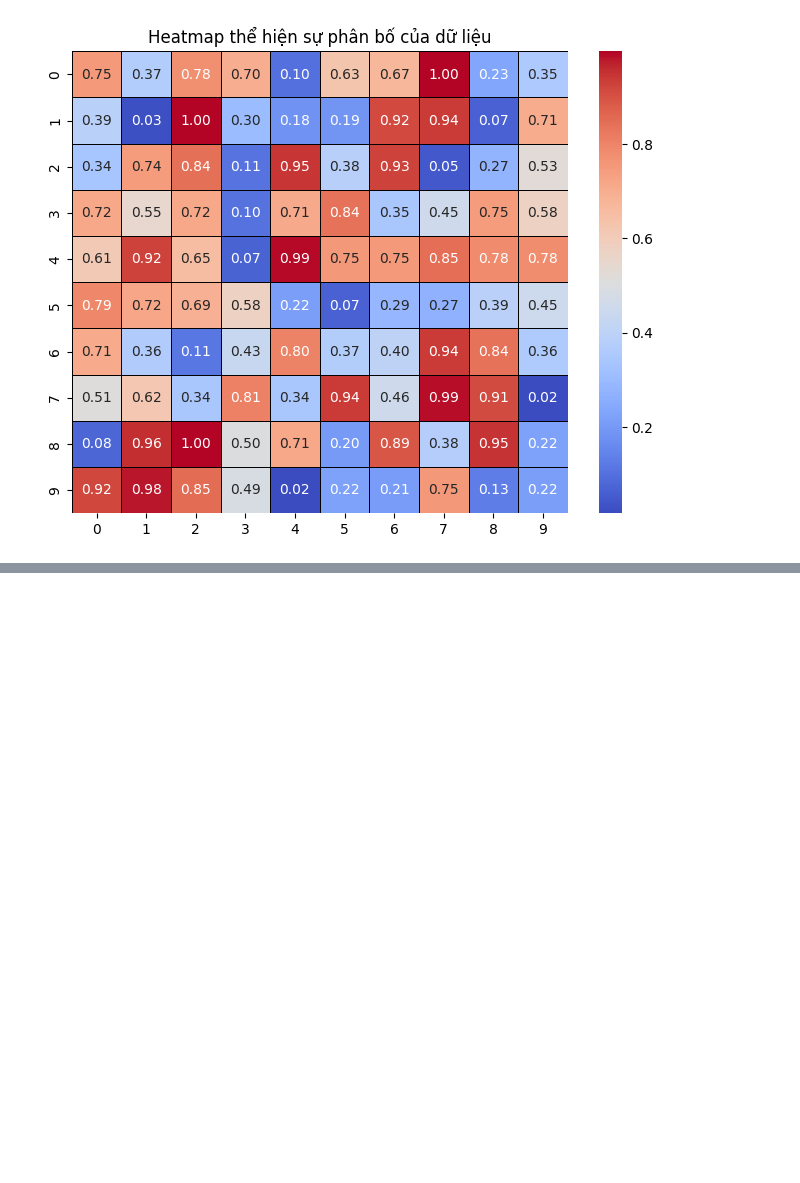
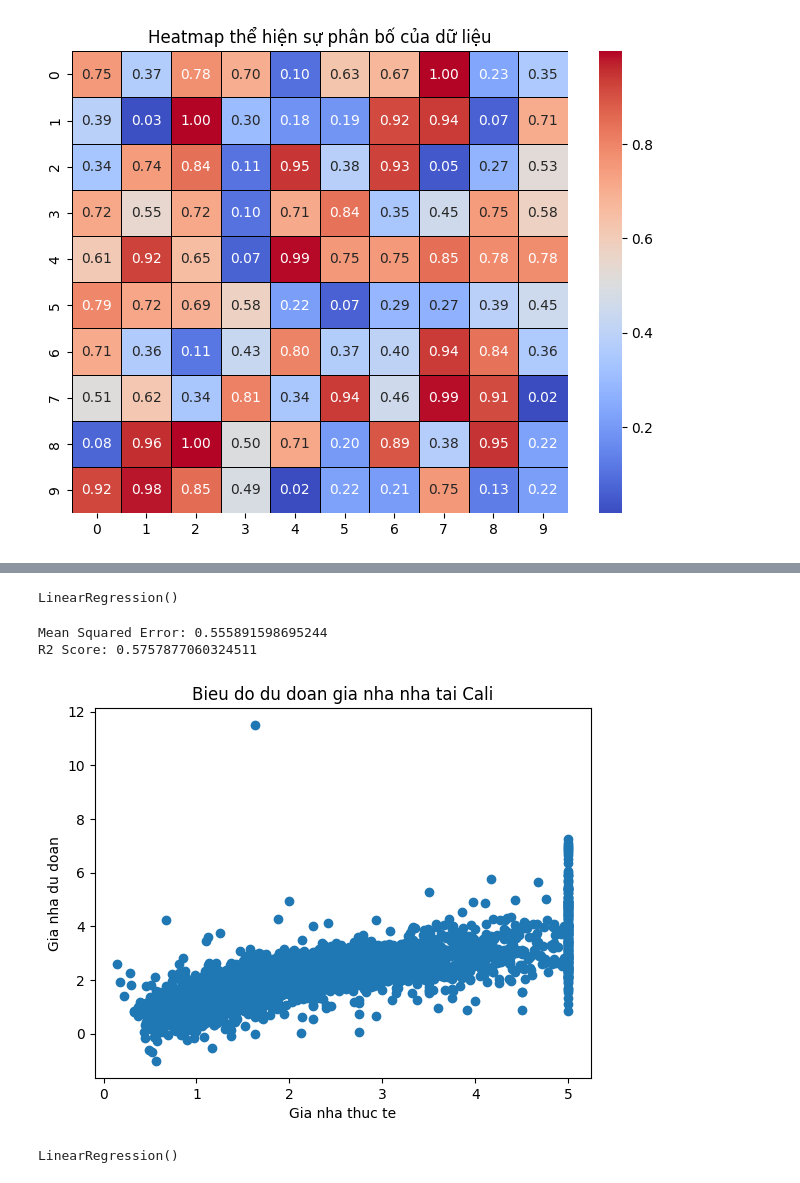
Before and after one commit to LDKhang35/NUMPY-PANDAS-MATPLOTLIB, a Jupyter notebook: numpy_pandas_matplotlib.ipynb, the cells around one changed output, grey strips where cells are left out. Drawn from its saved outputs; the diff is of its cells as text; code cells hidden in the pictures; blank space fills up the shorter version.

```diff
--- a/numpy_pandas_matplotlib.ipynb
+++ b/numpy_pandas_matplotlib.ipynb
@@ -661,0 +678,32 @@ plt.show()
+# %%
+cali = fetch_california_housing()
+X = pd.DataFrame(cali.data, columns=cali.feature_names)
+Y = pd.DataFrame(cali.target)
+# %%
+# Chia tap du lieu co 80% huan luyen va 20 kiem tra
+X_train, X_test, Y_train, Y_test = train_test_split(X, Y, test_size=0.2, random_state=42)
+# %%
+# Xay dung va huan luyen mo hinh
+model = LinearRegression()
+model.fit(X_train, Y_train)
+# %% [output]
+LinearRegression()
+# %%
+# Du doan va danh gia
+Y_pred = model.predict(X_test)
+mse = mean_squared_error(Y_test, Y_pred)
+r2 = r2_score(Y_test, Y_pred) # r2 =  r binh phuong
+print(f"Mean Squared Error: {mse}")
+print(f"R2 Score: {r2}")
+# %% [output]
+Mean Squared Error: 0.555891598695244
+R2 Score: 0.5757877060324511
+# %%
+# Ve bieu do
+plt.scatter(Y_test, Y_pred)
+plt.xlabel("Gia nha thuc te")
+plt.ylabel("Gia nha du doan")
+plt.title("Bieu do du doan gia nha nha tai Cali")
+plt.show()
+# %% [output]
+[figure, added]
@@ -661,0 +715,5 @@ plt.show()
+# %%
+model = LinearRegression()
+model.fit(x,y)
+# %% [output]
+LinearRegression()
```
Also changed, not shown: parts of 24 cells of this notebook, 2 other files.
